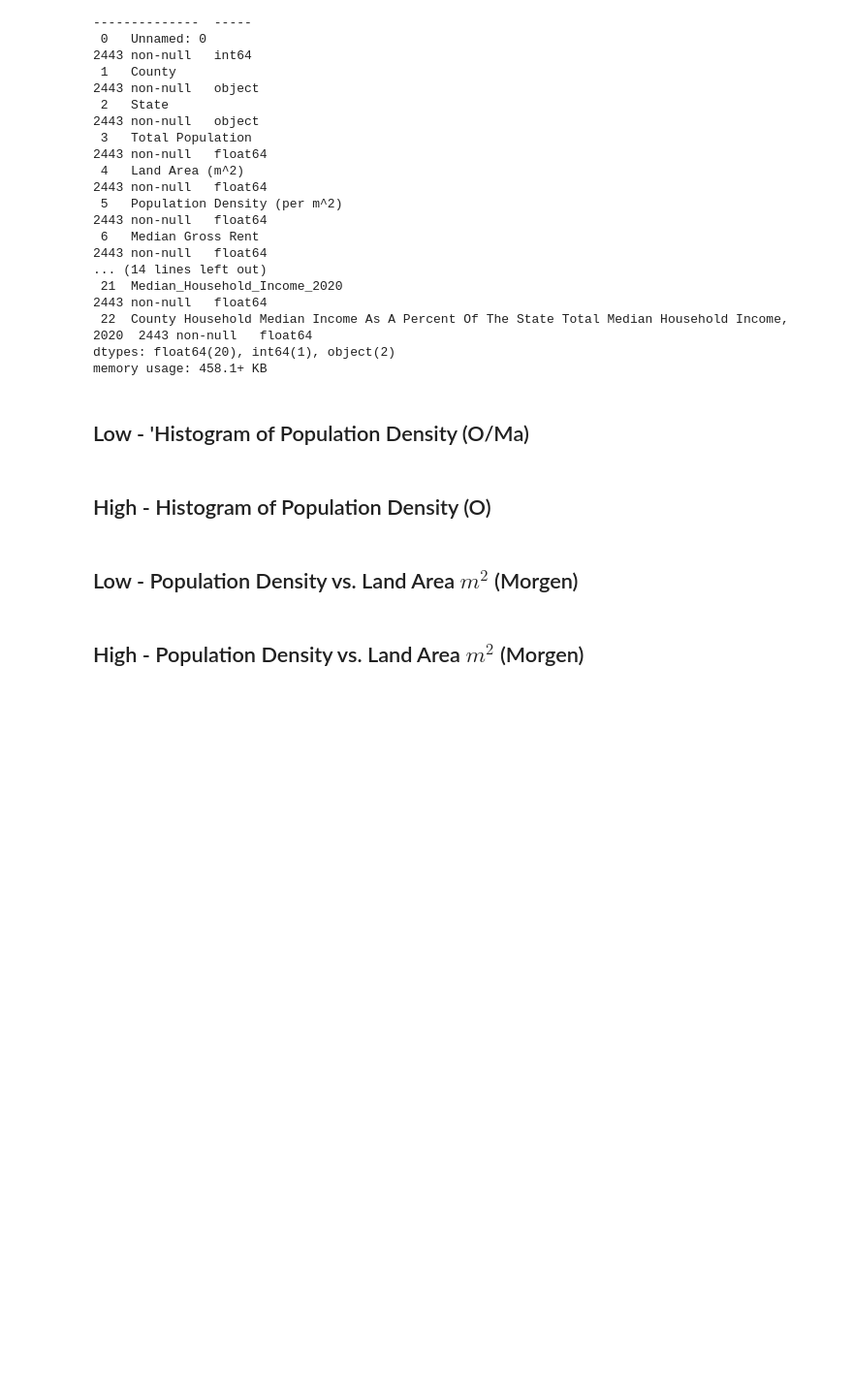
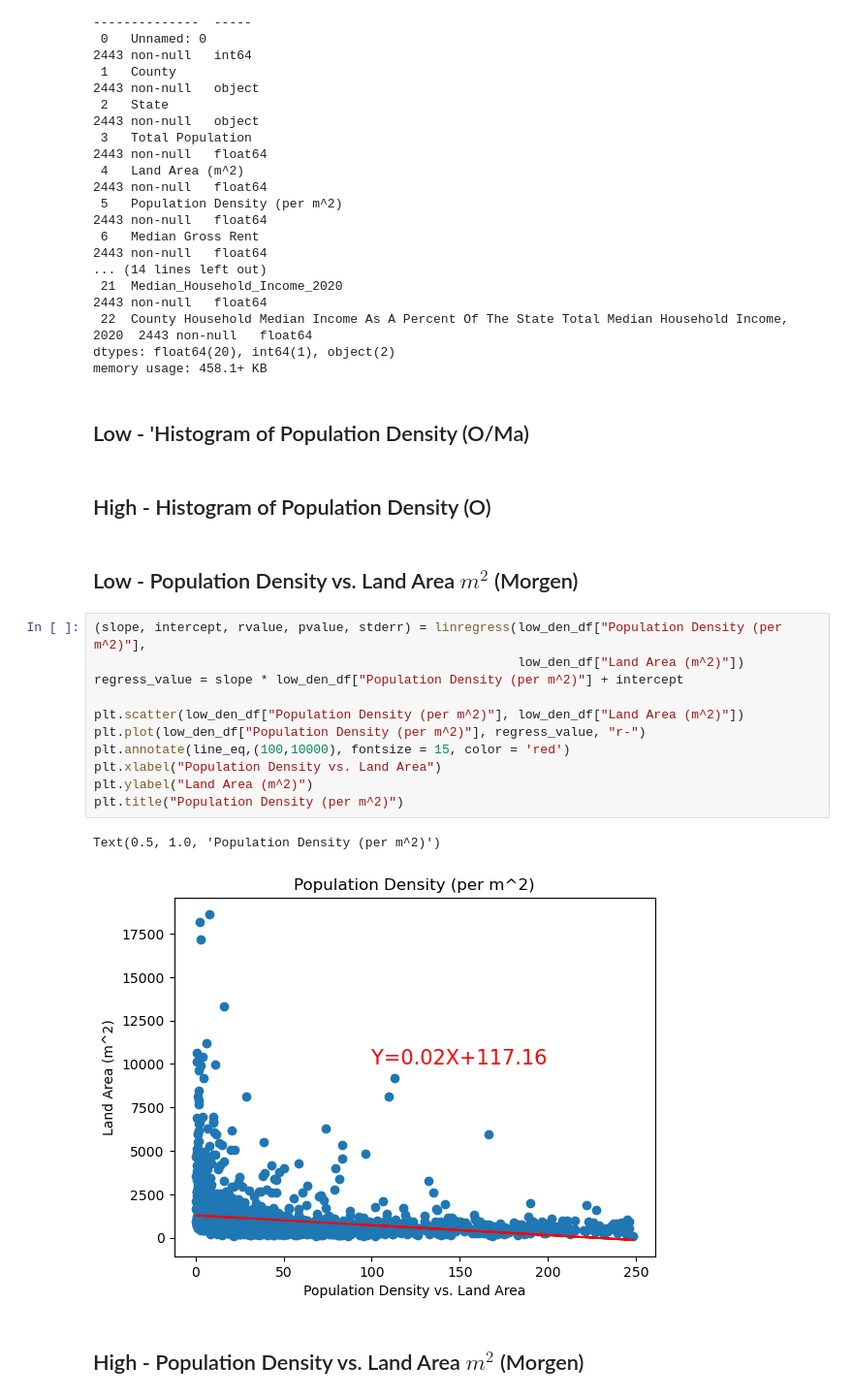
Before and after one commit to Morgen-Henry/Project-1, a Jupyter notebook: eco_health.ipynb, the cells around one changed output. Shown at 97% size. Drawn from its saved outputs; the diff is of its cells as text; blank space fills up the shorter version.

Commit message:
add pop dens vs land area graphs

```diff
--- a/eco_health.ipynb
+++ b/eco_health.ipynb
@@ -213,5 +213,19 @@ memory usage: 458.1+ KB
 ## High - Histogram of Population Density (O)
 # %% [markdown]
 ## Low - Population Density vs. Land Area $m^2$ (Morgen)
+# %%
+(slope, intercept, rvalue, pvalue, stderr) = linregress(low_den_df["Population Density (per m^2)"],
+                                                        low_den_df["Land Area (m^2)"])
+regress_value = slope * low_den_df["Population Density (per m^2)"] + intercept
+
+plt.scatter(low_den_df["Population Density (per m^2)"], low_den_df["Land Area (m^2)"])
+plt.plot(low_den_df["Population Density (per m^2)"], regress_value, "r-")
+plt.annotate(line_eq,(100,10000), fontsize = 15, color = 'red')
+plt.xlabel("Population Density vs. Land Area")
+plt.ylabel("Land Area (m^2)")
+plt.title("Population Density (per m^2)")
+# %% [output]
+Text(0.5, 1.0, 'Population Density (per m^2)')
+[figure, added]
 # %% [markdown]
 ## High - Population Density vs. Land Area $m^2$ (Morgen)
```
Also changed, not shown: parts of 3 cells of this notebook.
